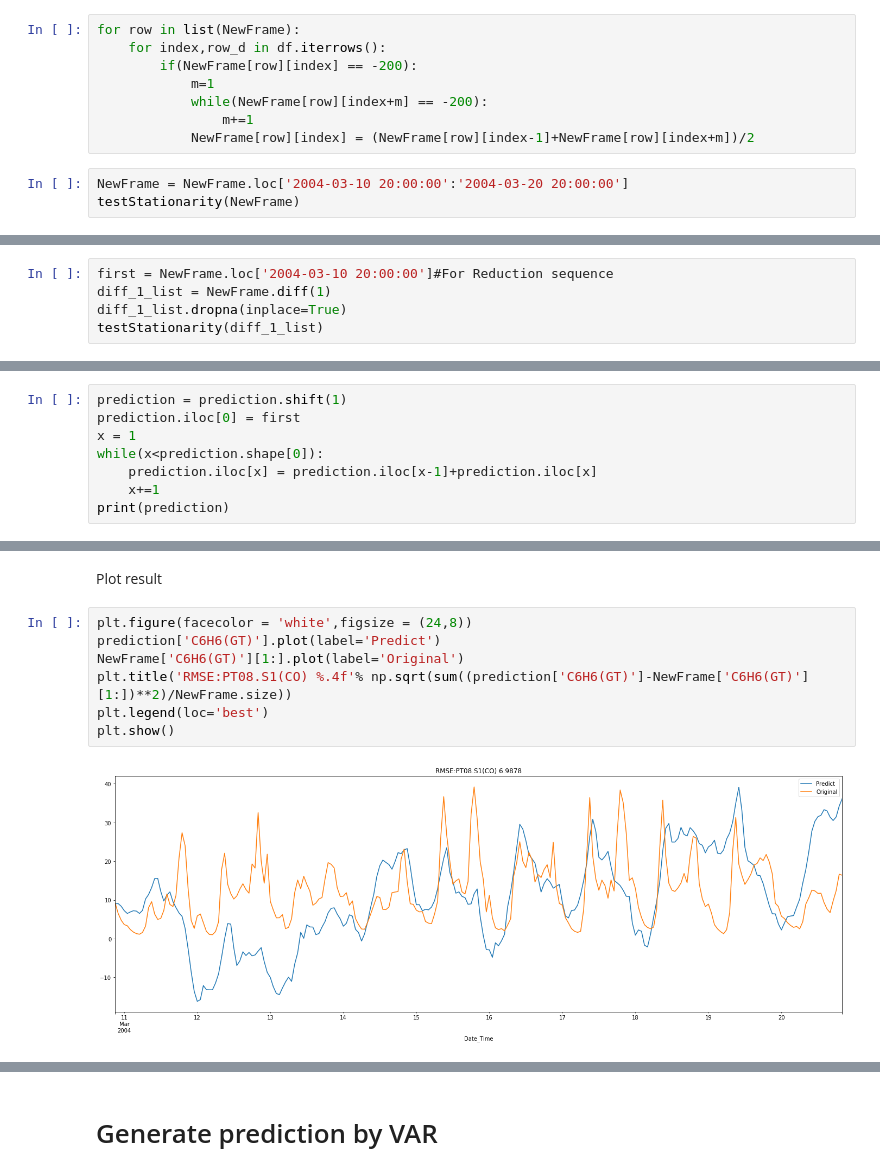
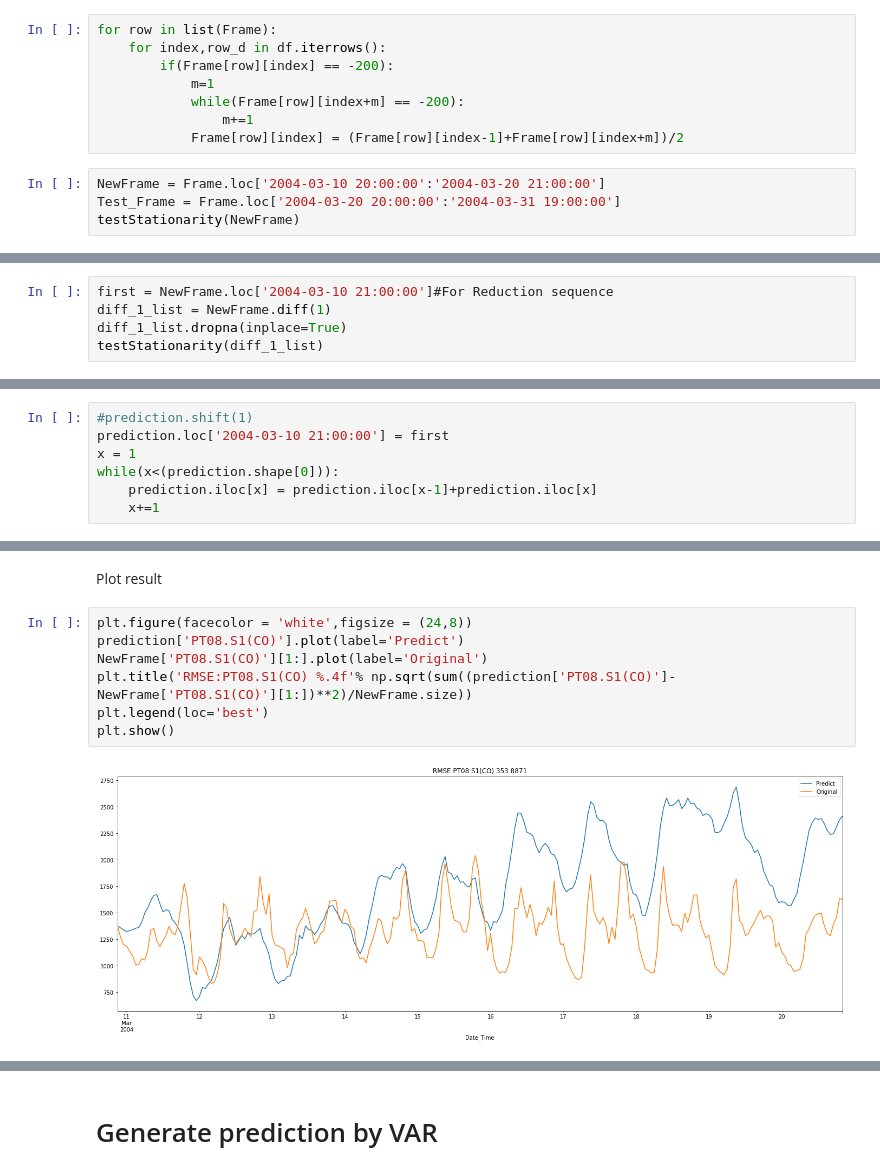
Before and after one commit to Orbis36/2020ICM-MCM, a Jupyter notebook: Time series Prediction/Tranditional_ARMA_Model.ipynb, the cells around one changed output, grey strips where cells are left out. Cells and saved outputs as stored; diff of their text form.

Commit message:
Add Prediction Part

```diff
--- a/Time series Prediction/Tranditional_ARMA_Model.ipynb
+++ b/Time series Prediction/Tranditional_ARMA_Model.ipynb
@@ -33,15 +33,16 @@ NewFrame = pd.DataFrame(data,columns=['CO(GT)','PT08.S1(CO)','C6H6(GT)'])
 # %% [markdown]
 Using average of the numbers before and after to replace -200 (Vacancy value)
 # %%
-for row in list(NewFrame):
+for row in list(Frame):
     for index,row_d in df.iterrows():
-        if(NewFrame[row][index] == -200):
+        if(Frame[row][index] == -200):
             m=1
-            while(NewFrame[row][index+m] == -200):
+            while(Frame[row][index+m] == -200):
                 m+=1
-            NewFrame[row][index] = (NewFrame[row][index-1]+NewFrame[row][index+m])/2
+            Frame[row][index] = (Frame[row][index-1]+Frame[row][index+m])/2
 # %%
-NewFrame = NewFrame.loc['2004-03-10 20:00:00':'2004-03-20 20:00:00']
+NewFrame = Frame.loc['2004-03-10 20:00:00':'2004-03-20 21:00:00']
+Test_Frame = Frame.loc['2004-03-20 20:00:00':'2004-03-31 19:00:00']
 testStationarity(NewFrame)
 # %% [output]
 Name of variable:CO(GT)
@@ -64,7 +90,7 @@ dtype: float64
 # %% [markdown]
 Data here is stable but we still do first order difference, after this p-values turn to 0
 # %%
-first = NewFrame.loc['2004-03-10 20:00:00']#For Reduction sequence
+first = NewFrame.loc['2004-03-10 21:00:00']#For Reduction sequence
 diff_1_list = NewFrame.diff(1)
 diff_1_list.dropna(inplace=True)
 testStationarity(diff_1_list)
@@ -142,8 +166,7 @@ Differential reduction
 # %%
-prediction = prediction.shift(1)
-prediction.iloc[0] = first
+#prediction.shift(1)
+prediction.loc['2004-03-10 21:00:00'] = first
 x = 1
-while(x<prediction.shape[0]):
+while(x<(prediction.shape[0])):
     prediction.iloc[x] = prediction.iloc[x-1]+prediction.iloc[x]
     x+=1
-print(prediction)
@@ -166,10 +174,10 @@ print(prediction)
 Plot result
 # %%
 plt.figure(facecolor = 'white',figsize = (24,8))
-prediction['C6H6(GT)'].plot(label='Predict')
-NewFrame['C6H6(GT)'][1:].plot(label='Original')
-plt.title('RMSE:PT08.S1(CO) %.4f'% np.sqrt(sum((prediction['C6H6(GT)']-NewFrame['C6H6(GT)'][1:])**2)/NewFrame.size))
+prediction['PT08.S1(CO)'].plot(label='Predict')
+NewFrame['PT08.S1(CO)'][1:].plot(label='Original')
+plt.title('RMSE:PT08.S1(CO) %.4f'% np.sqrt(sum((prediction['PT08.S1(CO)']-NewFrame['PT08.S1(CO)'][1:])**2)/NewFrame.size))
 plt.legend(loc='best')
 plt.show()
 # %% [output]
-[figure, old version]
+[figure, new version]
```
Also changed, not shown: parts of 16 cells of this notebook.
